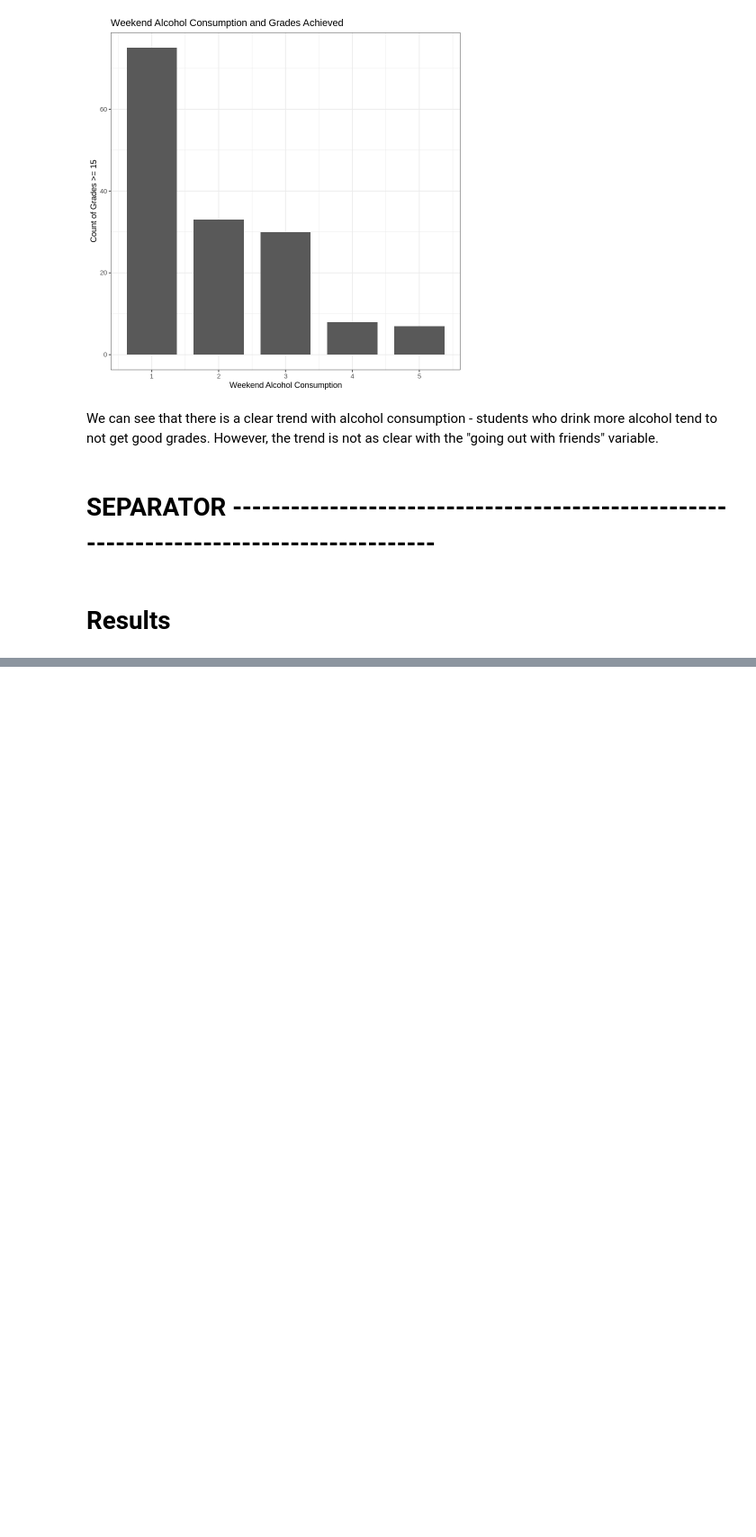
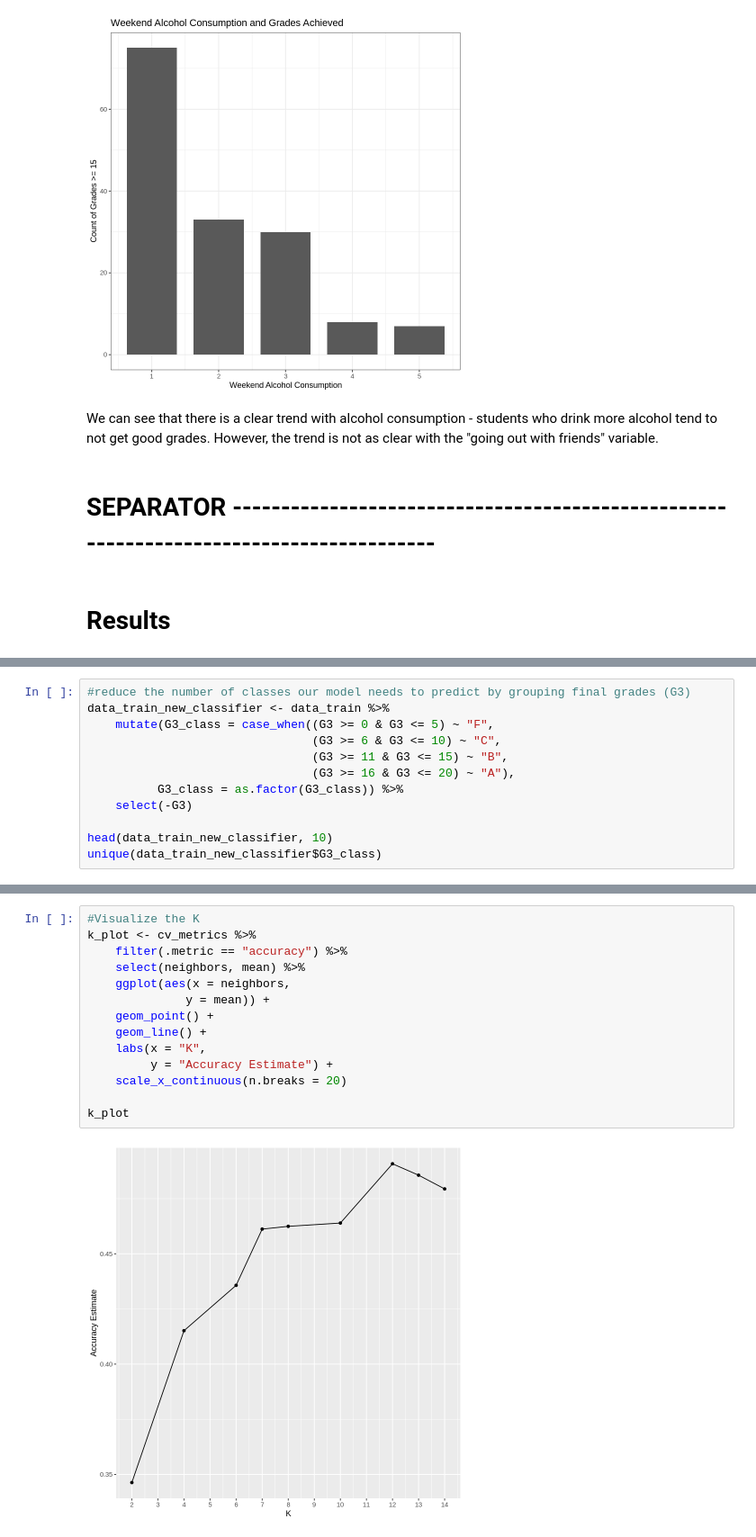
Before and after one commit to eto168/DSCI100_team24_project_proposal, a Jupyter notebook: Project-Report.ipynb, the cells around one changed output, grey strips where cells are left out. Shown at 90% size. Drawn from its saved outputs; the diff is of its cells as text; blank space fills up the shorter version.

Commit message:
Added KNN-classification
Added scaling and tuning. Found the accuracy to be very low ~0.5. Maybe reconsider predictors or discuss why they wouldn't work

```diff
--- a/Project-Report.ipynb
+++ b/Project-Report.ipynb
@@ -242,0 +220,12 @@ Here, we will use KNN Classification to
+# %%
+#reduce the number of classes our model needs to predict by grouping final grades (G3)
+data_train_new_classifier <- data_train %>%
+    mutate(G3_class = case_when((G3 >= 0 & G3 <= 5) ~ "F",
+                                (G3 >= 6 & G3 <= 10) ~ "C",
+                                (G3 >= 11 & G3 <= 15) ~ "B",
+                                (G3 >= 16 & G3 <= 20) ~ "A"),
+          G3_class = as.factor(G3_class)) %>%
+    select(-G3)
+
+head(data_train_new_classifier, 10)
+unique(data_train_new_classifier$G3_class)
@@ -242,0 +335,16 @@ Here, we will use KNN Classification to
+# %%
+#Visualize the K
+k_plot <- cv_metrics %>%
+    filter(.metric == "accuracy") %>%
+    select(neighbors, mean) %>%
+    ggplot(aes(x = neighbors,
+              y = mean)) +
+    geom_point() +
+    geom_line() +
+    labs(x = "K",
+         y = "Accuracy Estimate") +
+    scale_x_continuous(n.breaks = 20)
+
+k_plot
+# %% [output]
+[figure, added]
```
Also changed, not shown: parts of 18 cells of this notebook.
